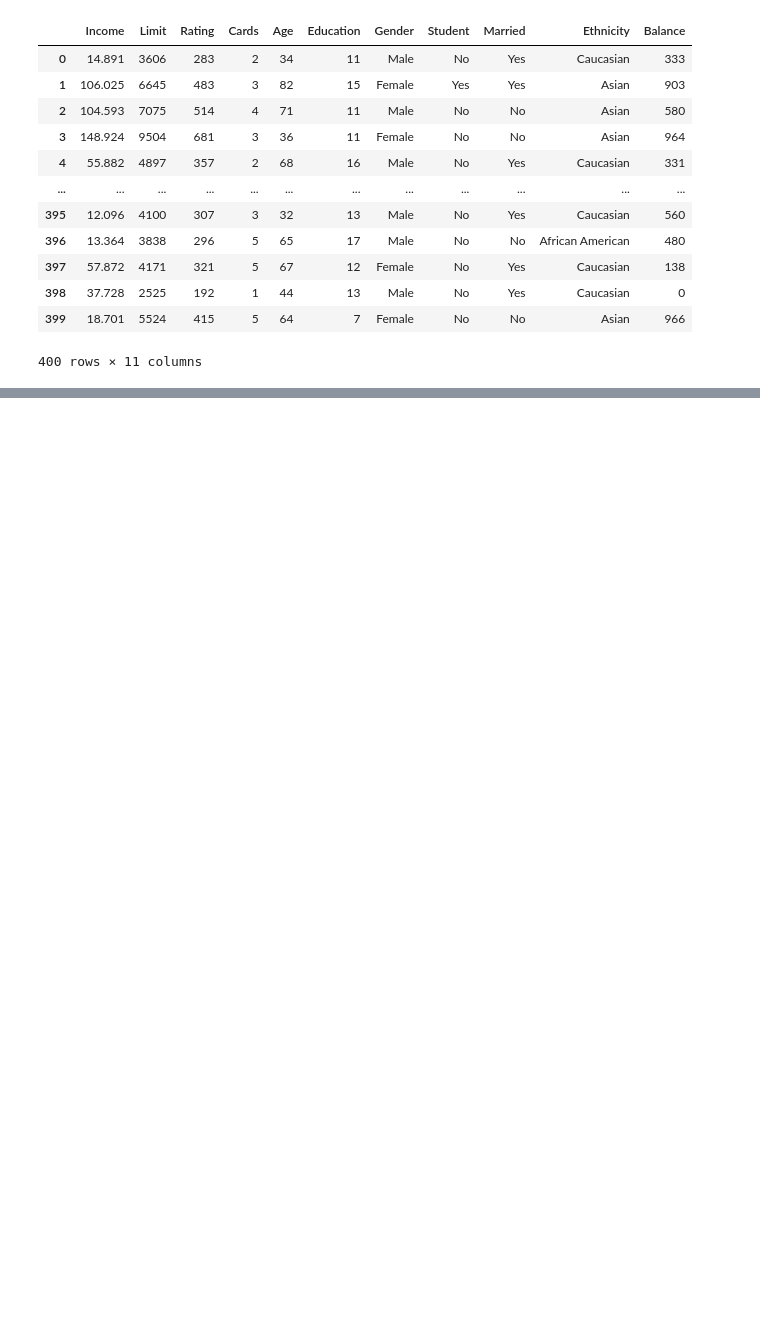
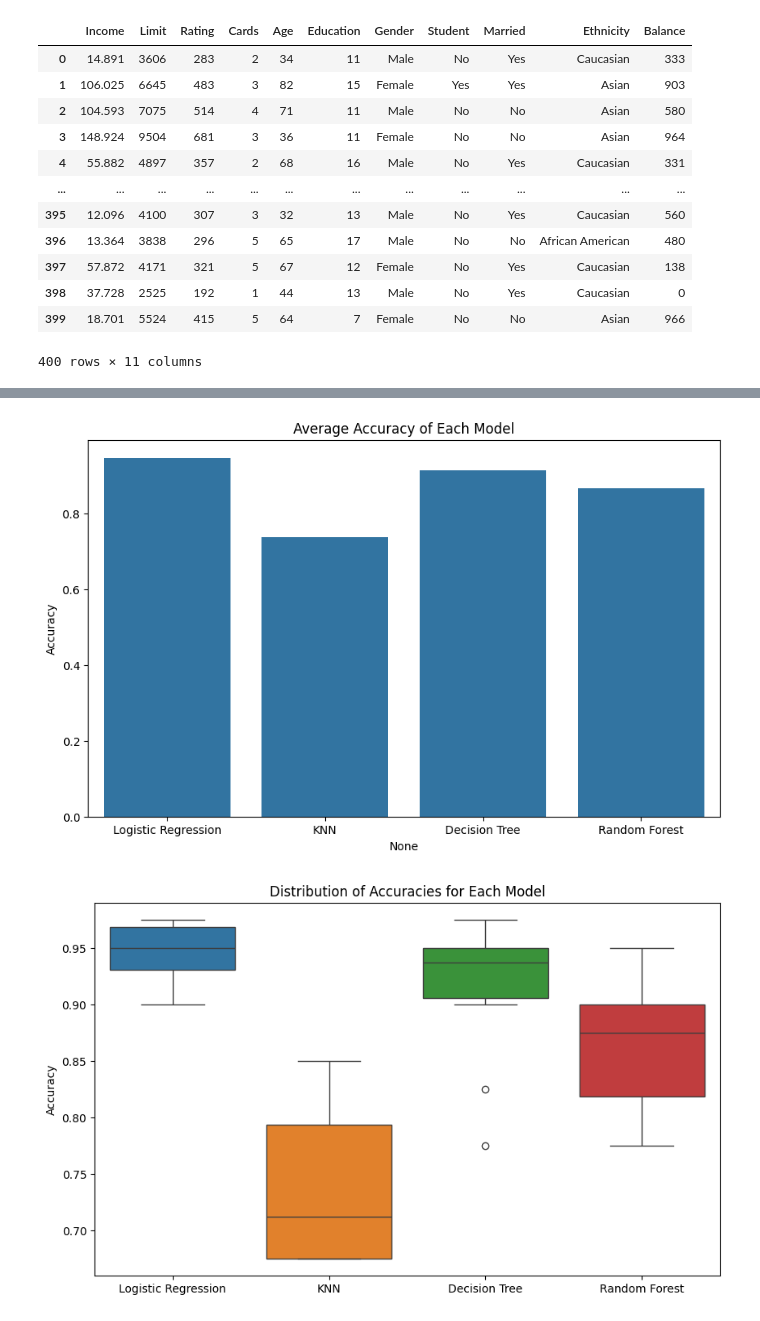
Before and after one commit to jassuwu/college8, a Jupyter notebook: 20XW87 - DATA MINING LAB/Practice3/Practice3.ipynb, the cells around one changed output, grey strips where cells are left out. Cells and saved outputs as stored; diff of their text form; code cells hidden in the pictures; blank space fills up the shorter version.

```diff
--- a/20XW87 - DATA MINING LAB/Practice3/Practice3.ipynb
+++ b/20XW87 - DATA MINING LAB/Practice3/Practice3.ipynb
@@ -67,0 +124,22 @@ Please also refer to the documentation for alternative solver options:
+# %%
+### b
+X = df.drop(['Cards'], axis=1)
+y = df['Cards']
+
+X_train, X_test, y_train, y_test = train_test_split(X, y, test_size=0.20, random_state=23)
+
+scaler = StandardScaler()
+X_train_scaled = scaler.fit_transform(X_train)
+X_test_scaled = scaler.transform(X_test)
+
+knn = KNeighborsClassifier(n_neighbors=5)
+knn.fit(X_train_scaled, y_train)
+y_pred_knn = knn.predict(X_test_scaled)
+acc_knn = accuracy_score(y_test, y_pred_knn)
+print("KNN model accuracy (in %):", acc_knn * 100)
+
+dt = DecisionTreeClassifier(max_depth=10)
+dt.fit(X_train_scaled, y_train)
+y_pred_dt = dt.predict(X_test_scaled)
+acc_dt = accuracy_score(y_test, y_pred_dt)
+print("Decision Tree model accuracy (in %):", acc_dt * 100)
@@ -67,0 +241,21 @@ Please also refer to the documentation for alternative solver options:
+# %%
+# a
+acc_df = pd.DataFrame(accuraciesA)
+
+# Create a bar plot of the average accuracies
+avg_acc = acc_df.mean()
+plt.figure(figsize=(10, 6))
+sns.barplot(x=avg_acc.index, y=avg_acc.values)
+plt.title('Average Accuracy of Each Model')
+plt.ylabel('Accuracy')
+plt.show()
+
+# Create box plots of the accuracies
+plt.figure(figsize=(10, 6))
+sns.boxplot(data=acc_df)
+plt.title('Distribution of Accuracies for Each Model')
+plt.ylabel('Accuracy')
+plt.show()
+# %% [output]
+[figure, added]
+[figure, added]
```
Also changed, not shown: parts of 11 cells of this notebook.
